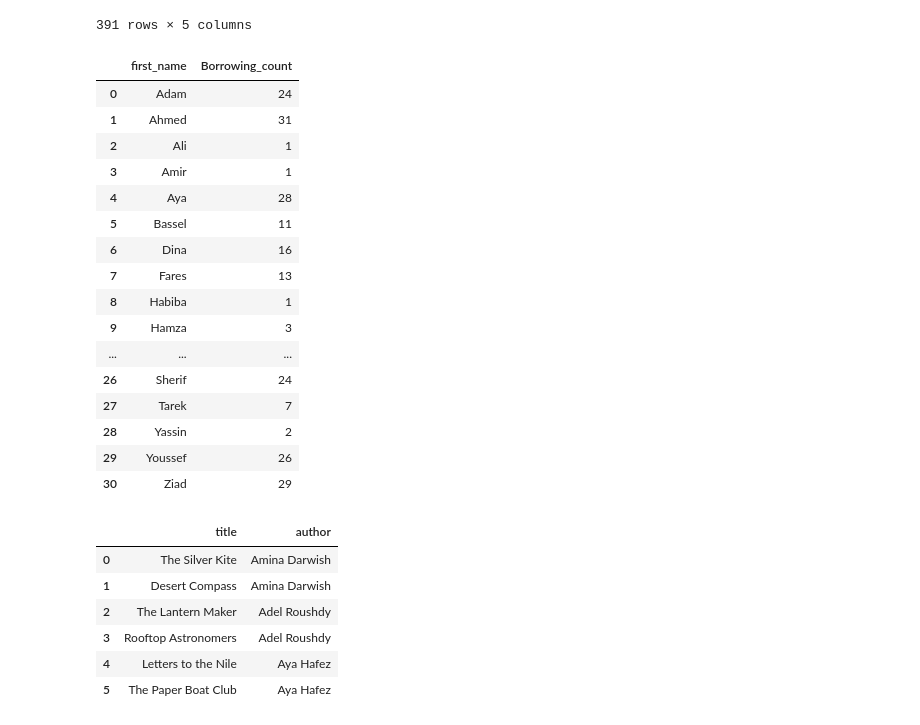
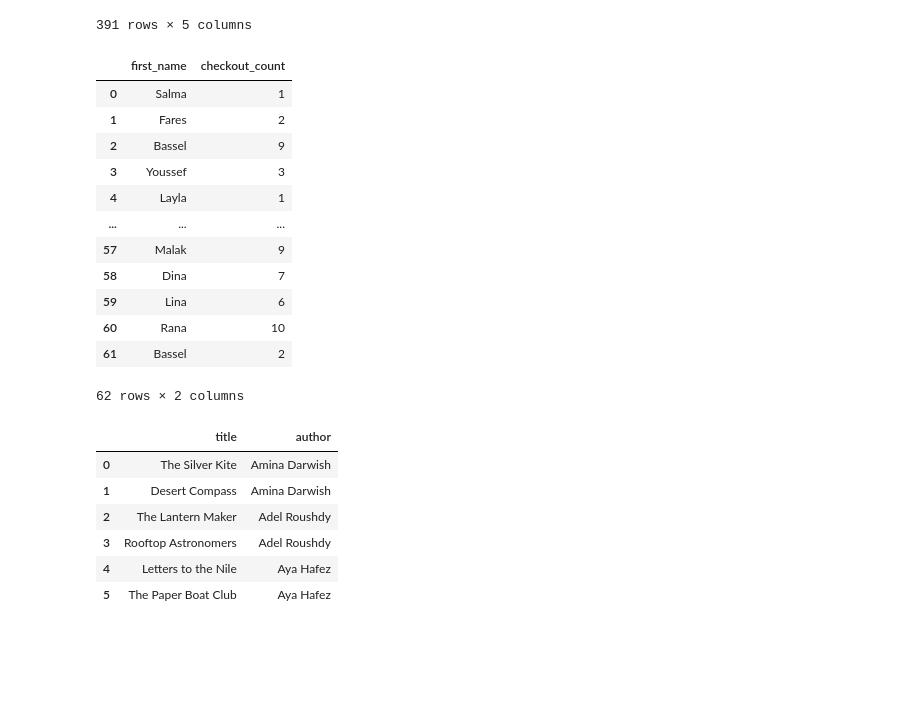
Before and after one commit to MustafaSameh/SecondP, a Jupyter notebook: 30801151901074-library.ipynb, the cells around one changed output. Saved outputs shown, nothing was run; the diff lists cells and outputs as text; code cells hidden in the pictures; blank space fills up the shorter version.

```diff
--- a/30801151901074-library.ipynb
+++ b/30801151901074-library.ipynb
@@ -87,30 +88,26 @@ FROM checkouts;
 # %%
 #Q1
 run("""
-SELECT first_name , COUNT(book_id) AS Borrowing_count
+SELECT first_name , COUNT(book_id) AS checkout_count
 FROM members m
 JOIN checkouts ch
 ON m.member_id = ch.member_id
-GROUP BY first_name;
+GROUP BY m.member_id;
 """)
 # %% [output]
-|  | first_name | Borrowing_count |
-| 0 | Adam | 24 |
-| 1 | Ahmed | 31 |
-| 2 | Ali | 1 |
-| 3 | Amir | 1 |
-| 4 | Aya | 28 |
-| 5 | Bassel | 11 |
-| 6 | Dina | 16 |
-| 7 | Fares | 13 |
-| 8 | Habiba | 1 |
-| 9 | Hamza | 3 |
+|  | first_name | checkout_count |
+| 0 | Salma | 1 |
+| 1 | Fares | 2 |
+| 2 | Bassel | 9 |
+| 3 | Youssef | 3 |
+| 4 | Layla | 1 |
 | ... | ... | ... |
-| 26 | Sherif | 24 |
-| 27 | Tarek | 7 |
-| 28 | Yassin | 2 |
-| 29 | Youssef | 26 |
-| 30 | Ziad | 29 |
+| 57 | Malak | 9 |
+| 58 | Dina | 7 |
+| 59 | Lina | 6 |
+| 60 | Rana | 10 |
+| 61 | Bassel | 2 |
+62 rows × 2 columns
 # %%
 #Q2
 run("""SELECT title , author
```
Also changed, not shown: parts of 18 cells of this notebook, 4 other files.
